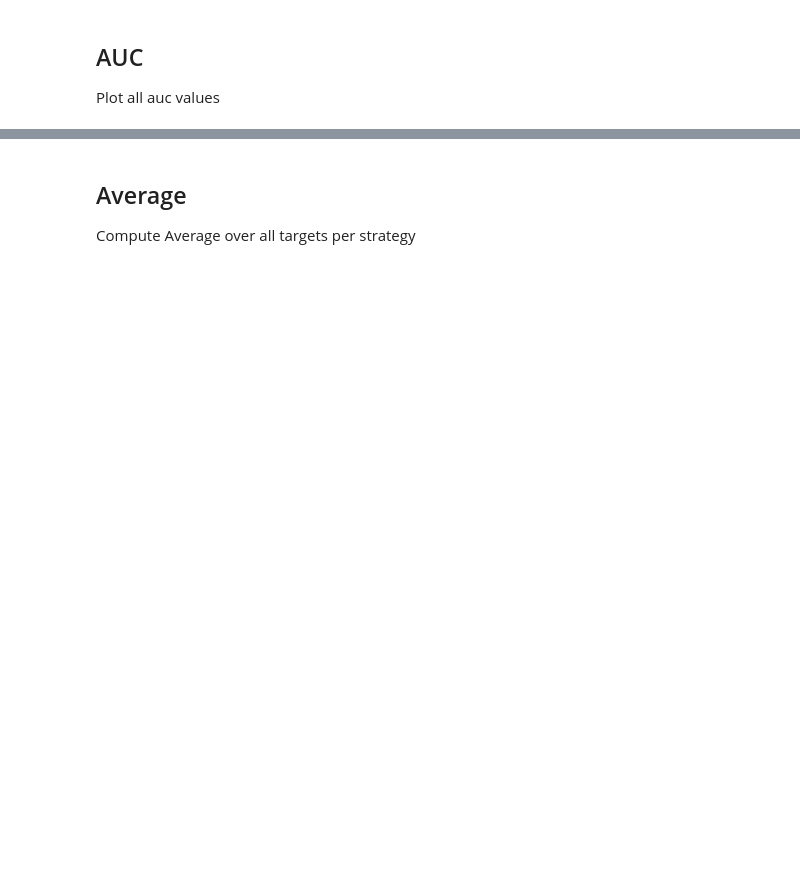
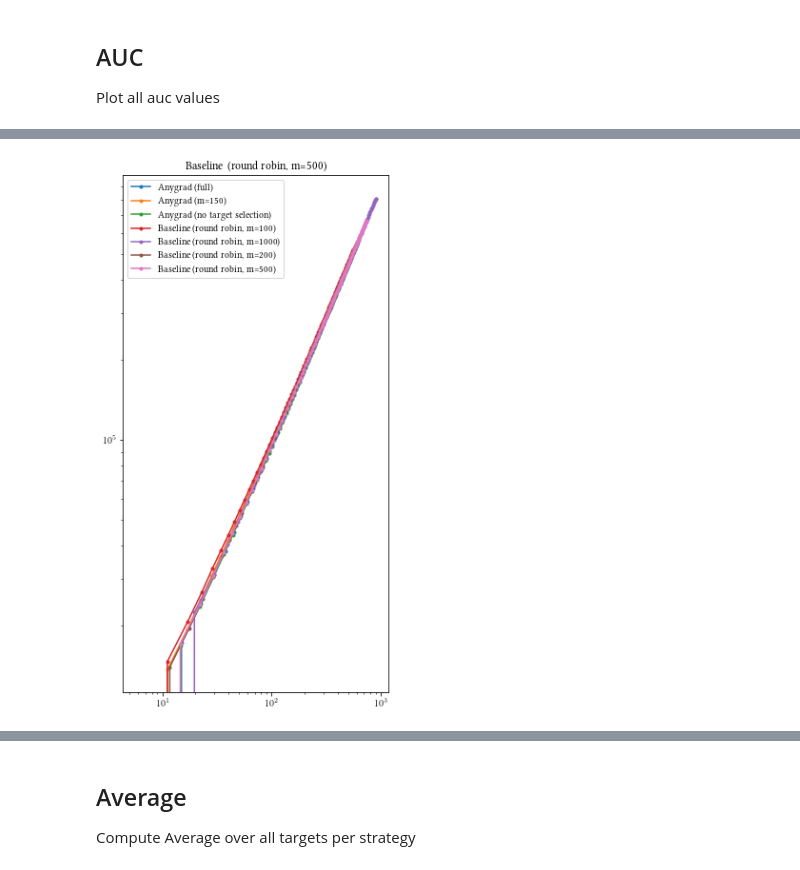
Before and after one commit to heymarco/anygrad, a Jupyter notebook: plotting/evaluate_autoencoder.ipynb, the cells around one changed output, grey strips where cells are left out. Drawn from its saved outputs; the diff is of its cells as text; code cells hidden in the pictures; blank space fills up the shorter version.

```diff
--- a/plotting/evaluate_autoencoder.ipynb
+++ b/plotting/evaluate_autoencoder.ipynb
@@ -157,3 +158,18 @@ plt.show()
+# %%
+fig, ax = plt.subplots(nrows=1, sharex="all", sharey="all", figsize=(5,10))
+for i, strategy in enumerate(strategies):
+    strategy_data = data[data["strategy"] == strategy]
+    ax.set_title(strategy)
+    x = auc_arr[i, 0, 0]
+    y = np.nanmean(auc_arr[i, :, 1], axis=0)
+    ax.plot(x[:100], y[:100], label=strategy, marker=".")
+handles, labels = ax.get_legend_handles_labels()
+ax.set_xscale("log")
+ax.set_yscale("log")
+plt.legend()
+plt.show()
+# %% [output]
+[figure, added]
 # %%
 fig, axes = plt.subplots(nrows=num_strategies, sharex="all", figsize=(5,10))
 for i, strategy in enumerate(strategies):
```
Also changed, not shown: parts of 5 cells of this notebook, 2 other files.
